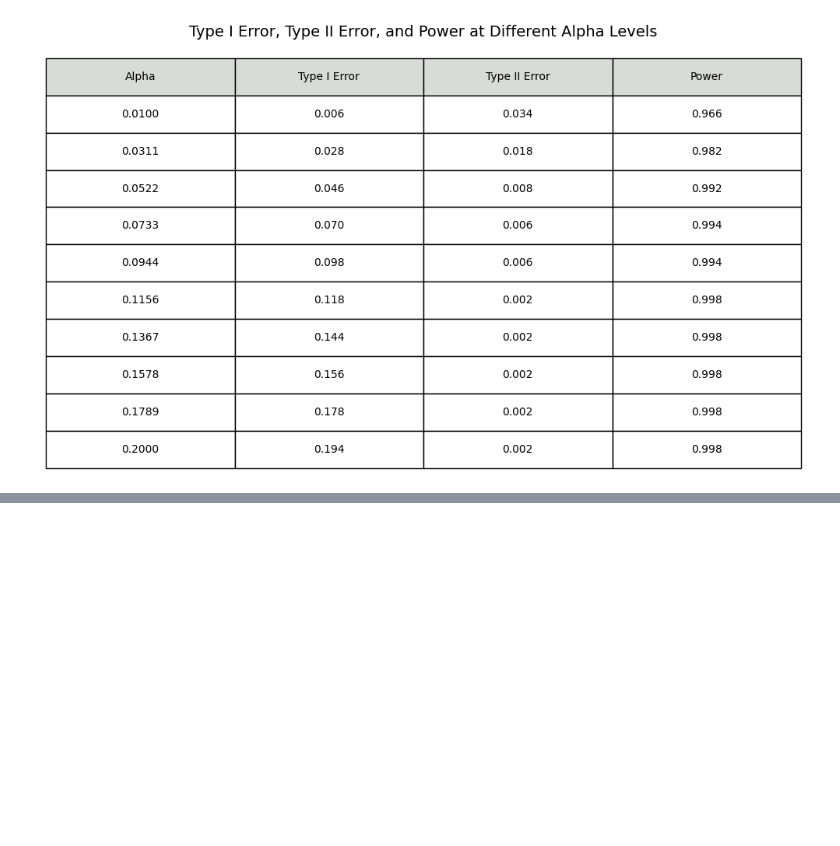
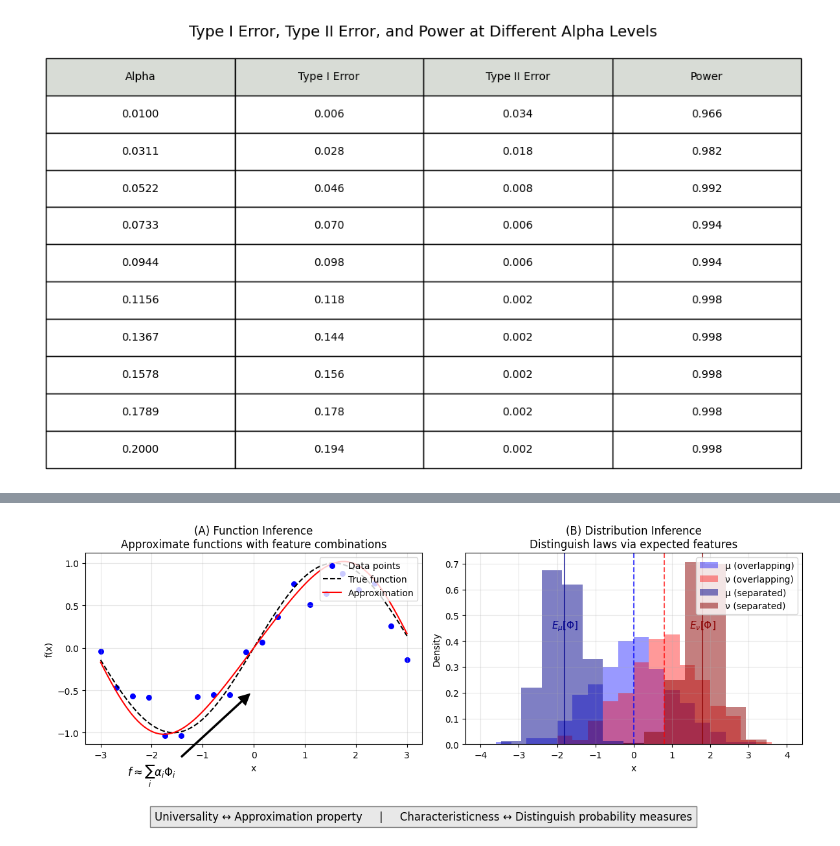
Before and after one commit to iHugoMMM/SignatureMMD-TwoSampleTests, a Jupyter notebook: notebooks/signature_mmd_experiments.ipynb, the cells around one changed output, grey strips where cells are left out. Saved outputs shown, nothing was run; the diff lists cells and outputs as text; code cells hidden in the pictures; blank space fills up the shorter version.

Commit message:
Images for visuals examples

```diff
--- a/notebooks/signature_mmd_experiments.ipynb
+++ b/notebooks/signature_mmd_experiments.ipynb
@@ -600,0 +603,86 @@ plt.show()
+# %%
+import numpy as np
+from matplotlib.lines import Line2D
+from matplotlib import colors
+
+import matplotlib.pyplot as plt
+import matplotlib.patches as patches
+
+# Create a figure with two subplots
+fig, (ax1, ax2) = plt.subplots(1, 2, figsize=(12, 5))
+
+# (A) Function Inference - Approximation Property
+# Generate some sample data points
+np.random.seed(42)
+x_points = np.linspace(-3, 3, 20)
+y_points = np.sin(x_points) + 0.2*np.random.randn(20)
+
+# Plot the original function and the approximation
+x_dense = np.linspace(-3, 3, 100)
+y_true = np.sin(x_dense)
+y_approx = np.sin(x_dense) - 0.1 * np.sin(2*x_dense)  # Approximate function
+
+ax1.scatter(x_points, y_points, color='blue', s=30, label='Data points')
+ax1.plot(x_dense, y_true, 'k--', label='True function')
+ax1.plot(x_dense, y_approx, 'r-', label='Approximation')
+
+# Annotate basis functions
+ax1.annotate('$f \\approx \\sum_i \\alpha_i \\Phi_i$',
+             xy=(0, -0.5), xytext=(-2, -1.5),
+             arrowprops=dict(facecolor='black', shrink=0.05, width=1.5),
+             fontsize=12, ha='center')
+
+ax1.set_title('(A) Function Inference\nApproximate functions with feature combinations', fontsize=12)
+ax1.set_xlabel('x')
+ax1.set_ylabel('f(x)')
+ax1.legend(loc='upper right')
+ax1.grid(True, alpha=0.3)
+
+# (B) Distribution Inference - Characteristic Property
+# Create two pairs of distributions
+np.random.seed(123)
+
+# First pair: overlapping distributions (hard to distinguish)
+mean1a, mean2a = 0, 0.8
+dist1a = np.random.normal(mean1a, 1, 300)
+dist2a = np.random.normal(mean2a, 1, 300)
+
+# Second pair: separated distributions (easy to distinguish)
+mean1b, mean2b = -1.8, 1.8
+dist1b = np.random.normal(mean1b, 0.5, 300)
+dist2b = np.random.normal(mean2b, 0.5, 300)
+
+# Plot distributions
+ax2.hist(dist1a, bins=20, alpha=0.4, density=True, color='blue', range=(-4, 4), label='μ (overlapping)')
+ax2.hist(dist2a, bins=20, alpha=0.4, density=True, color='red', range=(-4, 4), label='ν (overlapping)')
+
+ax2.hist(dist1b, bins=15, alpha=0.5, density=True, color='darkblue', range=(-4, 4), label='μ (separated)')
+ax2.hist(dist2b, bins=15, alpha=0.5, density=True, color='darkred', range=(-4, 4), label='ν (separated)')
+
+# Add expected feature value indicators
+ax2.axvline(mean1a, color='blue', linestyle='--', alpha=0.7)
+ax2.axvline(mean2a, color='red', linestyle='--', alpha=0.7)
+ax2.axvline(mean1b, color='darkblue', linestyle='-', alpha=0.7)
+ax2.axvline(mean2b, color='darkred', linestyle='-', alpha=0.7)
+
+# Add label for expectation of features
+ax2.annotate('$E_μ[Φ]$', xy=(mean1b, 0.4), xytext=(mean1b, 0.45),
+             ha='center', fontsize=11, color='darkblue')
+ax2.annotate('$E_ν[Φ]$', xy=(mean2b, 0.4), xytext=(mean2b, 0.45),
+             ha='center', fontsize=11, color='darkred')
+
+ax2.set_title('(B) Distribution Inference\nDistinguish laws via expected features', fontsize=12)
+ax2.set_xlabel('x')
+ax2.set_ylabel('Density')
+ax2.legend(loc='upper right')
+ax2.grid(True, alpha=0.3)
+
+# Add comment about universality and characteristicness
+plt.figtext(0.5, 0.01,
+            "Universality ↔ Approximation property     |     Characteristicness ↔ Distinguish probability measures",
+            ha="center", fontsize=12, bbox={"facecolor":"lightgray", "alpha":0.5, "pad":5})
+
+plt.tight_layout(rect=[0, 0.05, 1, 0.95])
+plt.show()
+# %% [output]
+[figure, added]
```
Also changed, not shown: parts of 7 cells of this notebook.
